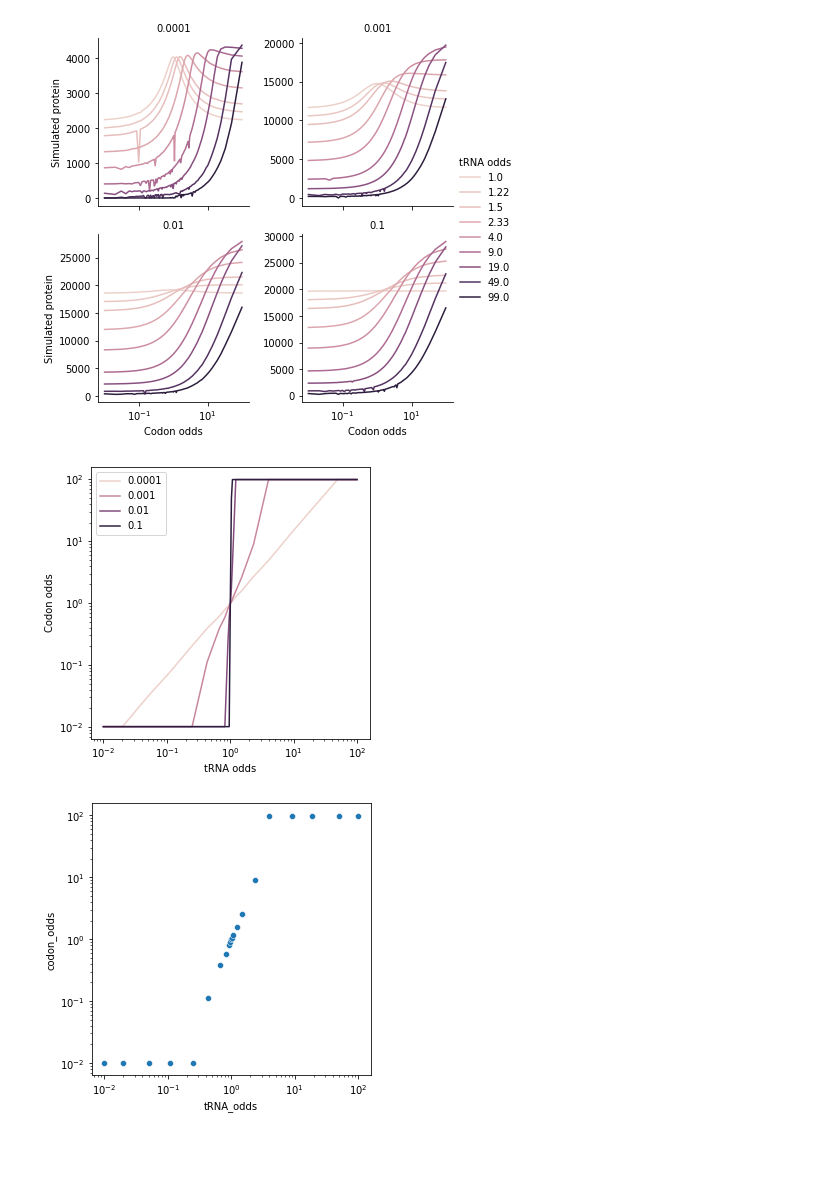
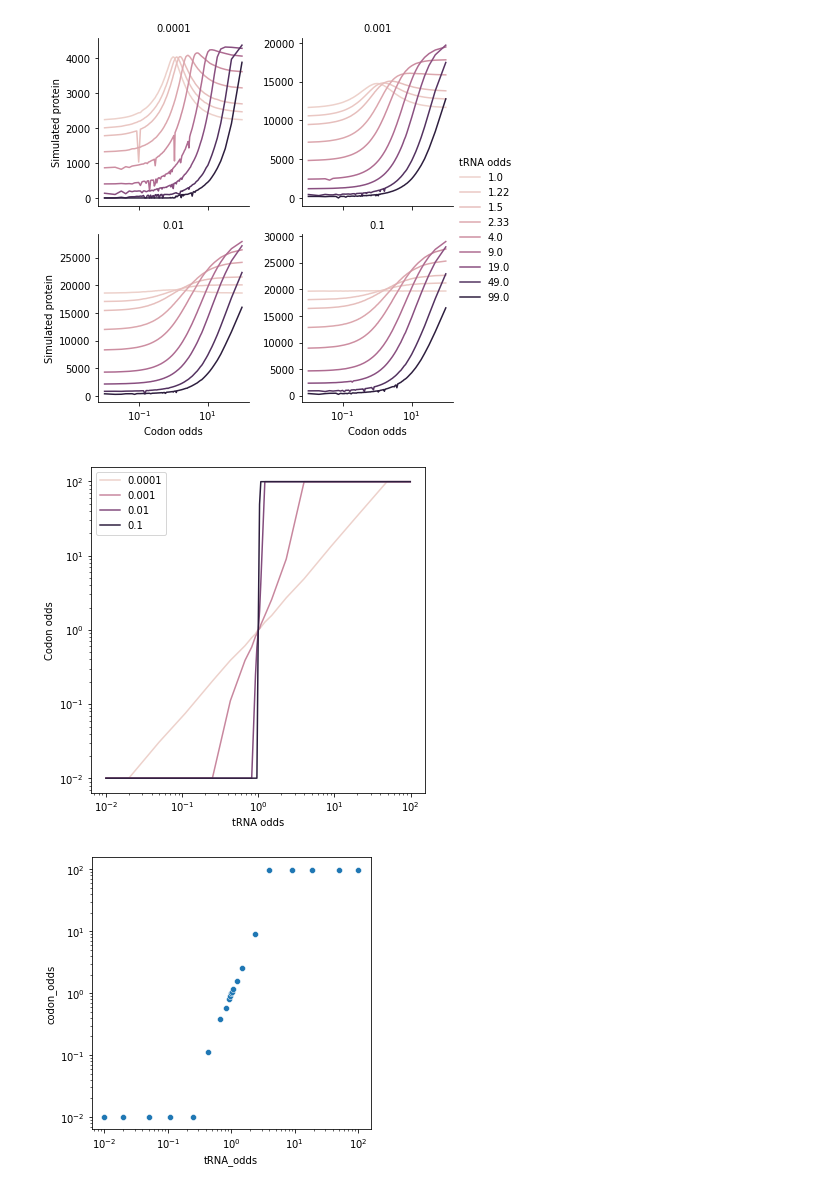
Before and after one commit to alexismhill3/tRNA-dynamics, a Jupyter notebook: notebooks/may-3-2022.ipynb, the cells around one changed output. Saved outputs shown, nothing was run; the diff lists cells and outputs as text; code cells hidden in the pictures; blank space fills up the shorter version.

Commit message:
make figure sizes the same

```diff
--- a/notebooks/may-3-2022.ipynb
+++ b/notebooks/may-3-2022.ipynb
@@ -196,20 +197,21 @@ plt.savefig(f"../plots/{date}/grid.png")
 [figure]
 # %%
 ratios = [0.0001, 0.001, 0.01, 0.1]
+fig = plt.gcf()
+fig.set_size_inches(6, 6)
 df_ratio_less_1 = df_master.loc[df_master['chrg_init_ratio'].isin(ratios)]
 max_protein = df_ratio_less_1.loc[df_ratio_less_1.groupby(['tRNA_odds', "chrg_init_ratio"]).protein.idxmax()].reset_index()
-rcParams['figure.figsize'] = [5, 5]
 max_protein
 norm = LogNorm()
 sns.lineplot(data=max_protein, x="tRNA_odds", y="codon_odds", hue='chrg_init_ratio', hue_norm=norm)
 plt.xscale("log")
 plt.yscale("log")
 plt.xlabel("tRNA odds")
 plt.ylabel("Codon odds")
 plt.legend(title="")
 plt.savefig(f"../plots/{date}/max.png")
 # %% [output]
-[figure, old version]
+[figure, new version]
 # %%
 max_protein_001 = max_protein[(max_protein["chrg_init_ratio"]  == 0.001)]
 rcParams['figure.figsize'] = [5, 5]
```
Also changed, not shown: parts of 1 cell of this notebook, 1 other file.
